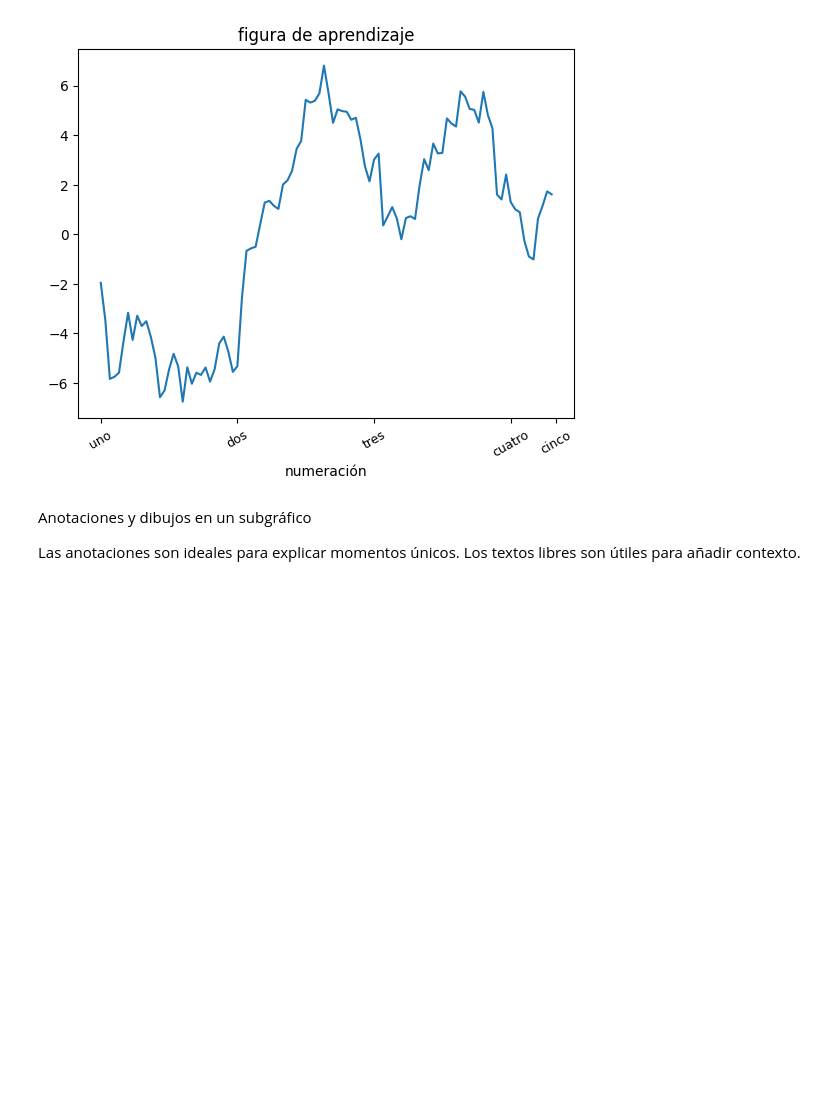
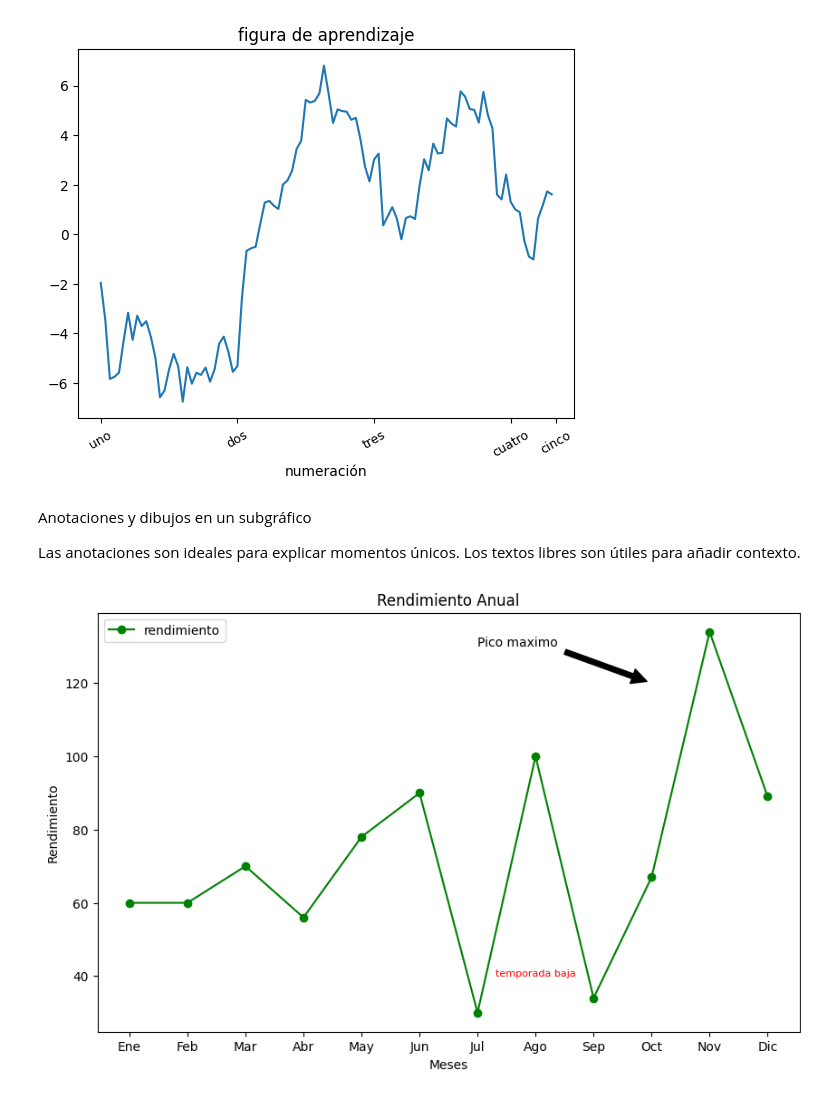
Before and after one commit to Monica-Restrepo/Graficos, a Jupyter notebook: Matplotlib.ipynb, the cells around one changed output. Drawn from its saved outputs; the diff is of its cells as text; code cells hidden in the pictures; blank space fills up the shorter version.

```diff
--- a/Matplotlib.ipynb
+++ b/Matplotlib.ipynb
@@ -569,3 +569,25 @@ Anotaciones y dibujos en un subgráfico
 
  Las anotaciones son ideales para explicar momentos únicos.
  Los textos libres son útiles para añadir contexto.
+# %%
+meses = np.arange(1,13)
+rendimiento = [60,60,70,56,78,90,30,100,34,67,134,89]
+fig, ax = plt.subplots(figsize=(10,6))
+ax.plot(meses,rendimiento, marker='o', color='green', label='rendimiento')
+
+# Anotaciones
+ax.annotate('Pico maximo', xy=(10,120), xytext=(7,130), arrowprops=dict(facecolor='black', shrink=0.05), fontsize=10, horizontalalignment='left')
+
+# Textos libres
+ax.text(8,40, 'temporada baja', color='red', fontsize=8, horizontalalignment='center')
+
+# Personalización de ejes y titulos
+ax.set_xticks(meses)
+ax.set_xticklabels(['Ene', 'Feb', 'Mar', 'Abr', 'May', 'Jun', 'Jul', 'Ago', 'Sep', 'Oct', 'Nov', 'Dic'])
+ax.set_xlabel('Meses')
+ax.set_ylabel('Rendimiento')
+ax.set_title('Rendimiento Anual')
+ax.legend()
+plt.show()
+# %% [output]
+[figure, added]
```
Also changed, not shown: parts of 4 cells of this notebook.
